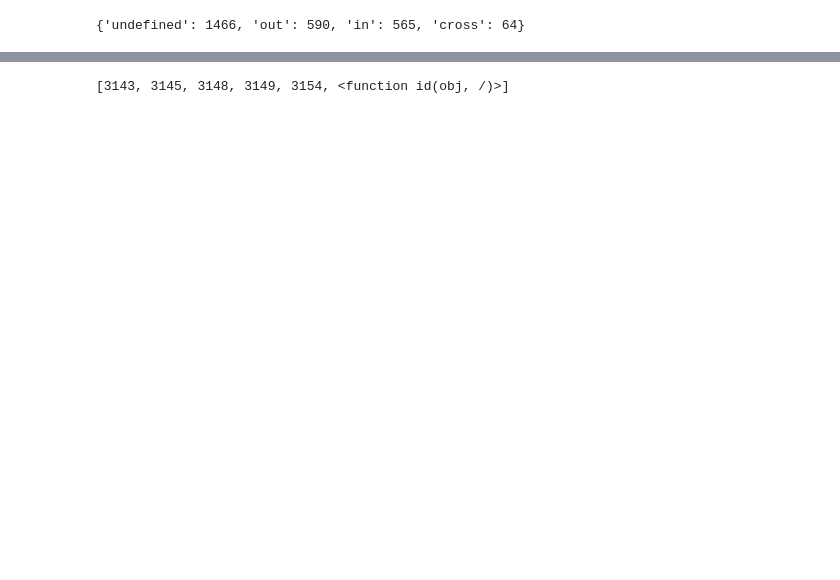
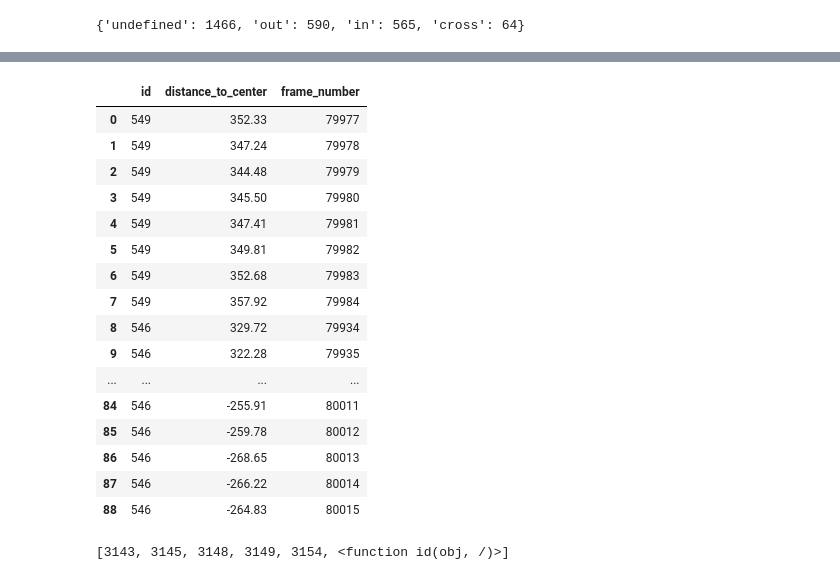
Before and after one commit to dunz21/yolov7-tracker, a Jupyter notebook: none_analysis.ipynb, the cells around one changed output, grey strips where cells are left out. Drawn from its saved outputs; the diff is of its cells as text; code cells hidden in the pictures; blank space fills up the shorter version.

```diff
--- a/none_analysis.ipynb
+++ b/none_analysis.ipynb
@@ -146,3 +166,23 @@ memory usage: 23.4 KB
+# %%
+bbox2
+# %% [output]
+|  | id | distance_to_center | frame_number |
+| 0 | 549 | 352.33 | 79977 |
+| 1 | 549 | 347.24 | 79978 |
+| 2 | 549 | 344.48 | 79979 |
+| 3 | 549 | 345.50 | 79980 |
+| 4 | 549 | 347.41 | 79981 |
+| 5 | 549 | 349.81 | 79982 |
+| 6 | 549 | 352.68 | 79983 |
+| 7 | 549 | 357.92 | 79984 |
+| 8 | 546 | 329.72 | 79934 |
+| 9 | 546 | 322.28 | 79935 |
+| ... | ... | ... | ... |
+| 84 | 546 | -255.91 | 80011 |
+| 85 | 546 | -259.78 | 80012 |
+| 86 | 546 | -268.65 | 80013 |
+| 87 | 546 | -266.22 | 80014 |
+| 88 | 546 | -264.83 | 80015 |
 # %%
 ids_overlap
 # %% [output]
```
Also changed, not shown: parts of 3 cells of this notebook, 1 other file.
